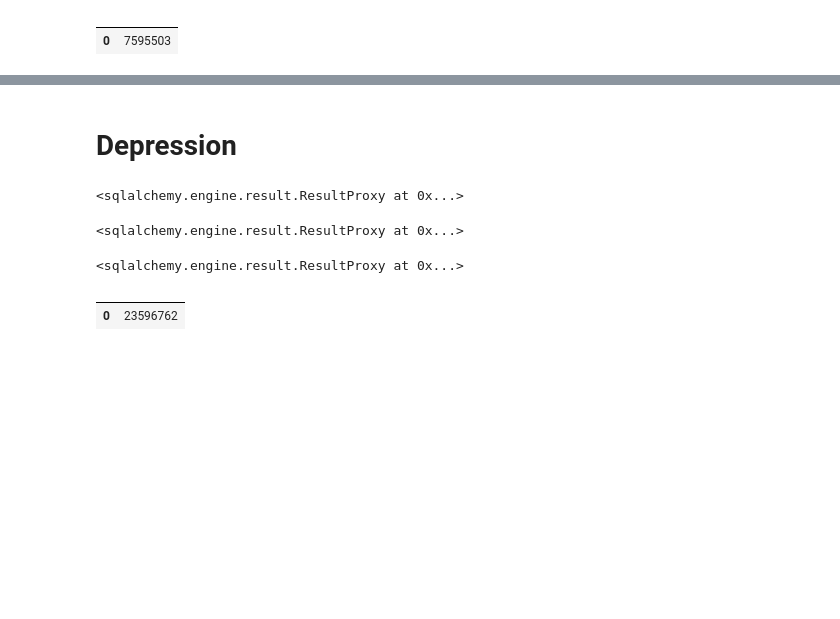
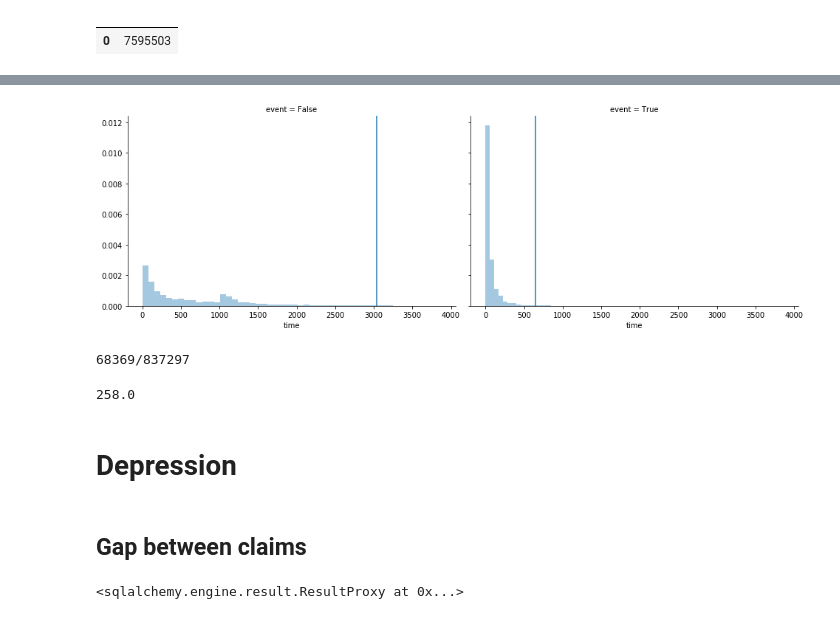
Before and after one commit to brettbj/association-robustness, a Jupyter notebook: Exploration.ipynb, the cells around one changed output, grey strips where cells are left out. Cells and saved outputs as stored; diff of their text form; code cells hidden in the pictures; blank space fills up the shorter version.

```diff
--- a/Exploration.ipynb
+++ b/Exploration.ipynb
@@ -234,5 +307,27 @@ pd.read_sql('select count(*) from t2dControlEmerge', hy_cxn)
+# %%
+def plot_with_percentile(df, percentile, **kwargs):
+    ax = sns.distplot(df, **kwargs)
+    x = np.quantile(df, percentile)
+    ax.axvline(x=x)
+# %%
+raise Exception('careful this takes 15G of memory')
+g = sns.FacetGrid(tte, col='event', height=4.5, aspect=1.5)
+g = g.map(plot_with_percentile, 'time', percentile=.99, kde=False, norm_hist=True)
+# %% [output]
+[figure, added]
+# %%
+claims_count = pd.read_sql('select t1.MemberNum, sum(numClaims) as totClaims from dxDM as t1 inner join t2dCaseEmerge as t2 on t1.MemberNum=t2.MemberNum group by t1.MemberNum', hy_cxn)
+print('%d/%d' % (np.sum(claims_count.totClaims==1), claims_count.shape[0]))
+# %% [output]
+68369/837297
+# %%
+np.quantile(tte.time[tte.event], .95)
+# %% [output]
+258.0
 # %% [markdown]
 # Depression
+# %% [markdown]
+## Gap between claims
 # %%
 depression_icds = ('293.83', '296.20', '296.21', '296.22', '296.23', '296.24', '296.25', '296.26', '296.30', '296.31', '296.32', '296.33', '296.34', '296.35', '296.36', '300.4', '311')
 
@@ -248,20 +354,2 @@ cxn.execute(query)
 # %% [output]
 <sqlalchemy.engine.result.ResultProxy at 0x...>
-# %%
-query = ("drop table if exists #depressionGaps;"
-        " select *, datediff(d, date, lead(date, 1) over(partition by MemberNum order by date)) as gapToNext"
-        " into #depressionGaps"
-        " from #depressionClaims")
-
-cxn.execute(query)
-# %% [output]
-<sqlalchemy.engine.result.ResultProxy at 0x...>
-# %%
-query = ("drop table if exists #depressionTTE;"
-        " select isnull(gapToNext, datediff(d, date, enrollmentEnd)) as time, case when gapToNext is null then 'False' else 'True' end as event"
-        " into #depressionTTE"
-        " from #depressionGaps")
-
-cxn.execute(query)
-# %% [output]
-<sqlalchemy.engine.result.ResultProxy at 0x...>
@@ -270,5 +355,0 @@ df = pd.read_sql('select * from #depressionTTE', cxn)
-# %%
-df
-# %% [output]
-|  |  |
-| 0 | 23596762 |
```
Also changed, not shown: parts of 19 cells of this notebook.
